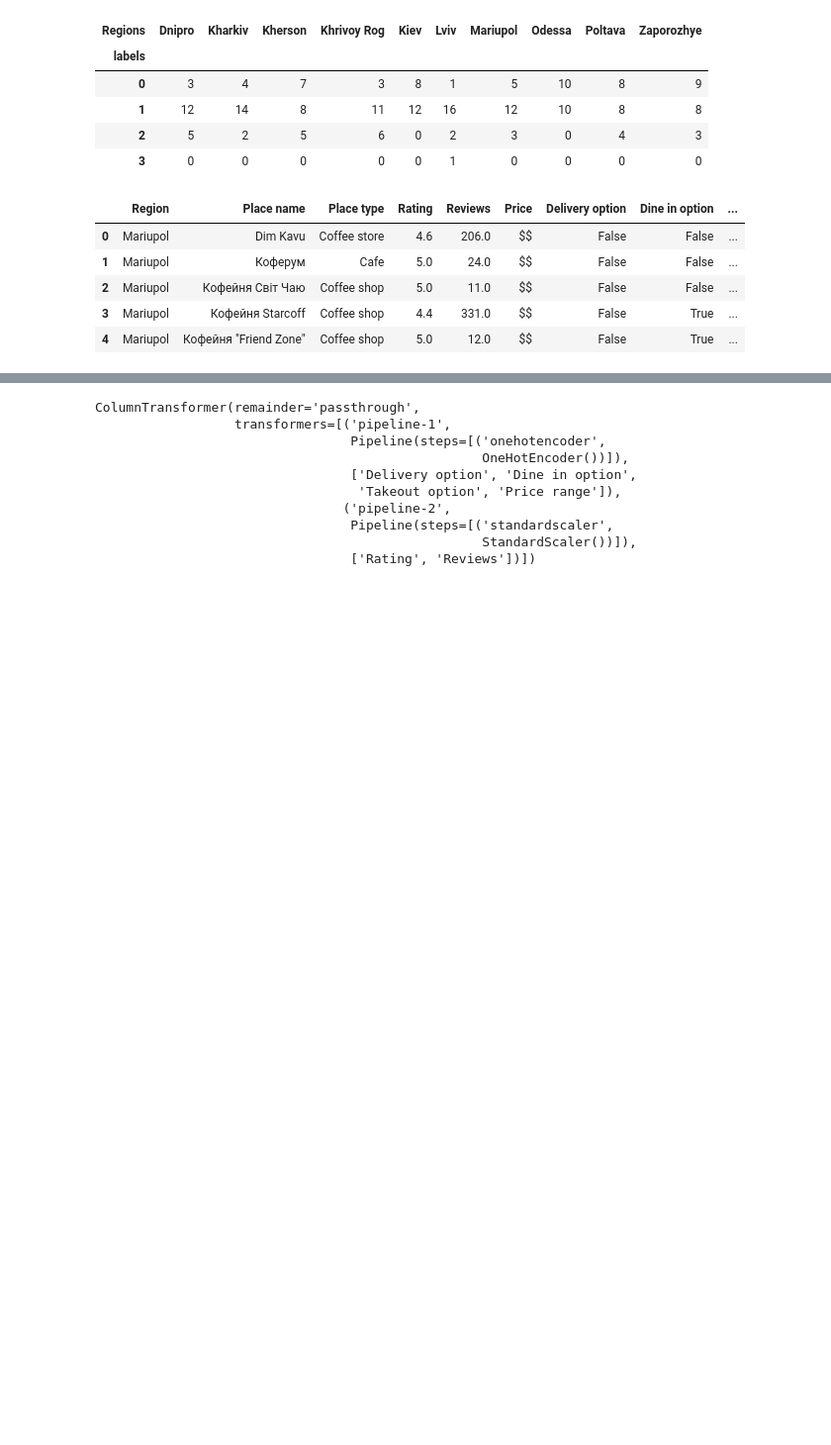
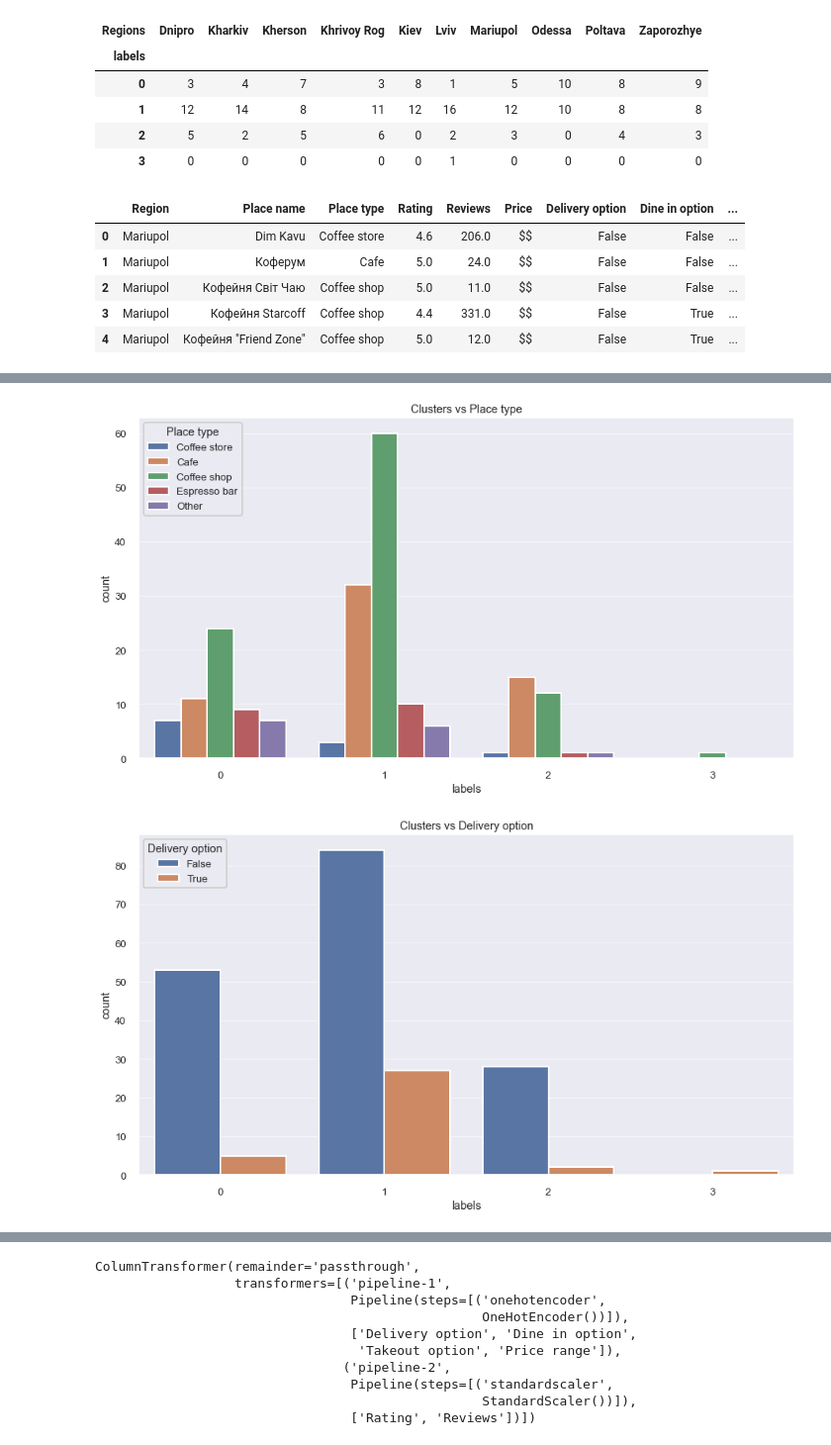
Before and after one commit to LenSin3/ukraine-coffee-shops, a Jupyter notebook: ukraine_coffee_shops.ipynb, the cells around one changed output, grey strips where cells are left out. Shown: that part at 99% size. Drawn from its saved outputs; the diff is of its cells as text; code cells hidden in the pictures; blank space fills up the shorter version.

```diff
--- a/ukraine_coffee_shops.ipynb
+++ b/ukraine_coffee_shops.ipynb
@@ -454,0 +492,19 @@ merged_df = merged.drop('Regions', axis = )
+# %%
+# compare data points by cluster labels
+def label_comparisons(data, hue):
+    fig, ax = plt.subplots()
+    # the size of A4 paper lanscape
+    fig.set_size_inches(15, 8)
+    sns.set_context("poster", font_scale = .6, rc={"grid.linewidth": 0.6})
+    sns.countplot(x = 'labels', hue = hue, data = data)
+    plt.setp(ax.get_xticklabels(), rotation=0)
+    plt.title('Clusters vs ' + hue)
+    plt.savefig(f'images/clustersV{hue}.png')
+    plt.show()
+# %%
+merged_df_cols = ['Place type', 'Delivery option', 'Dine in option', 'Takeout option', 'Price range']
+for col in merged_df_cols:
+    label_comparisons(merged_df, col)
+# %% [output]
+[figure, added]
+[figure, added]
```
Also changed, not shown: parts of 9 cells of this notebook.
